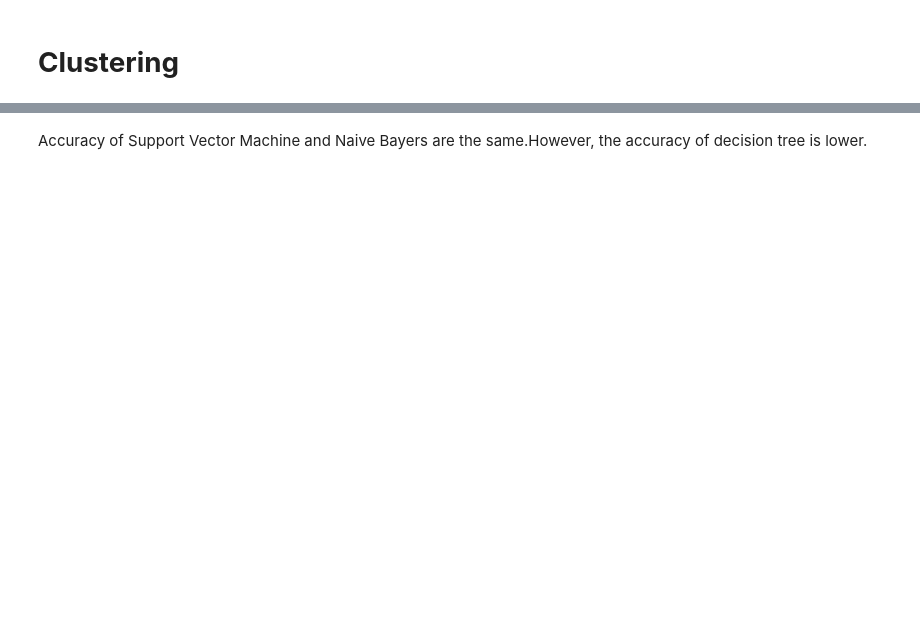
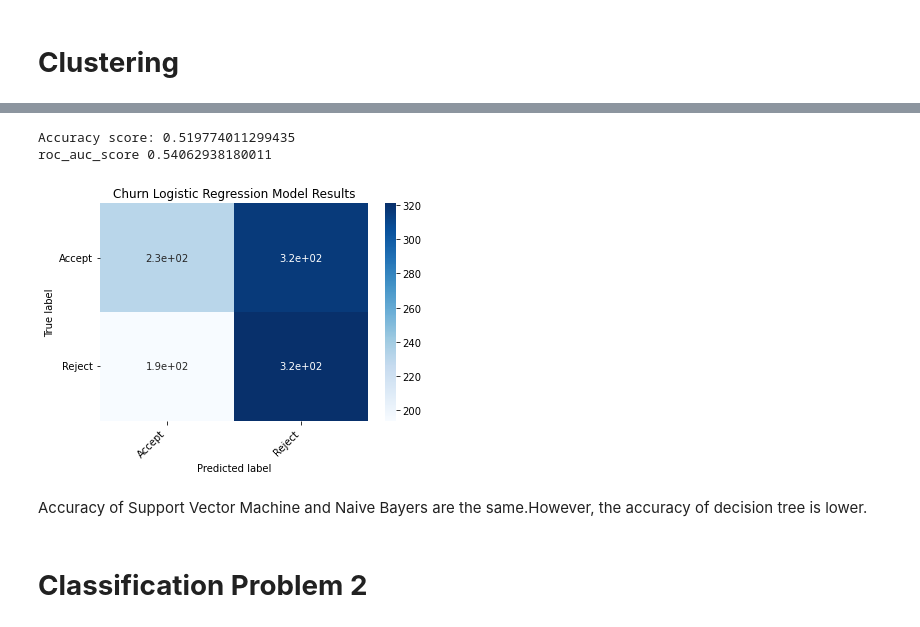
Before and after one commit to adeline0320/heroku-q3-ai, a Jupyter notebook: ProjectQ3.ipynb, the cells around one changed output, grey strips where cells are left out. Drawn from its saved outputs; the diff is of its cells as text; code cells hidden in the pictures; blank space fills up the shorter version.

```diff
--- a/ProjectQ3.ipynb
+++ b/ProjectQ3.ipynb
@@ -246,2 +170,46 @@ Confusion Matrix of SVM is [[536   0]
+# %%
+from sklearn.naive_bayes import GaussianNB
+nb = GaussianNB()
+nb.fit(X_train,y_train)
+y_predGB = nb.predict(X_test)
+prob_y_3 = nb.predict_proba(X_test)
+prob_y_3 = [p[1] for p in prob_y_3]
+#rint('ROCAUC score:',roc_auc_score(y_test, y_pred))
+#print('Recall:',recall_score(y_test, y_predGB,pos_label = "Accept",average='micro'))
+print('Accuracy score:',accuracy_score(y_test, y_predGB))
+#print('F1 score:',f1_score(y_test, y_predGB,pos_label = "Accept",average='micro'))
+print('roc_auc_score',roc_auc_score(y_test,prob_y_3) )
+
+conmat = confusion_matrix(y_test, y_predGB)
+val = np.mat(conmat)
+
+classnames = list(set(y_train))
+
+df_cm = pd.DataFrame(
+
+        val, index=classnames, columns=classnames,
+
+    )
+plt.figure()
+
+heatmap = sns.heatmap(df_cm, annot=True, cmap="Blues")
+
+heatmap.yaxis.set_ticklabels(heatmap.yaxis.get_ticklabels(), rotation=0, ha='right')
+
+heatmap.xaxis.set_ticklabels(heatmap.xaxis.get_ticklabels(), rotation=45, ha='right')
+
+plt.ylabel('True label')
+
+plt.xlabel('Predicted label')
+
+plt.title('Churn Logistic Regression Model Results')
+
+plt.show()
+# %% [output]
+Accuracy score: 0.519774011299435
+roc_auc_score 0.54062938180011
+[figure, added]
 # %% [markdown]
 Accuracy of Support Vector Machine and Naive Bayers are the same.However, the accuracy of decision tree is lower.
+# %% [markdown]
+# **Classification Problem 2**
```
Also changed, not shown: parts of 45 cells of this notebook, 9 other files.
